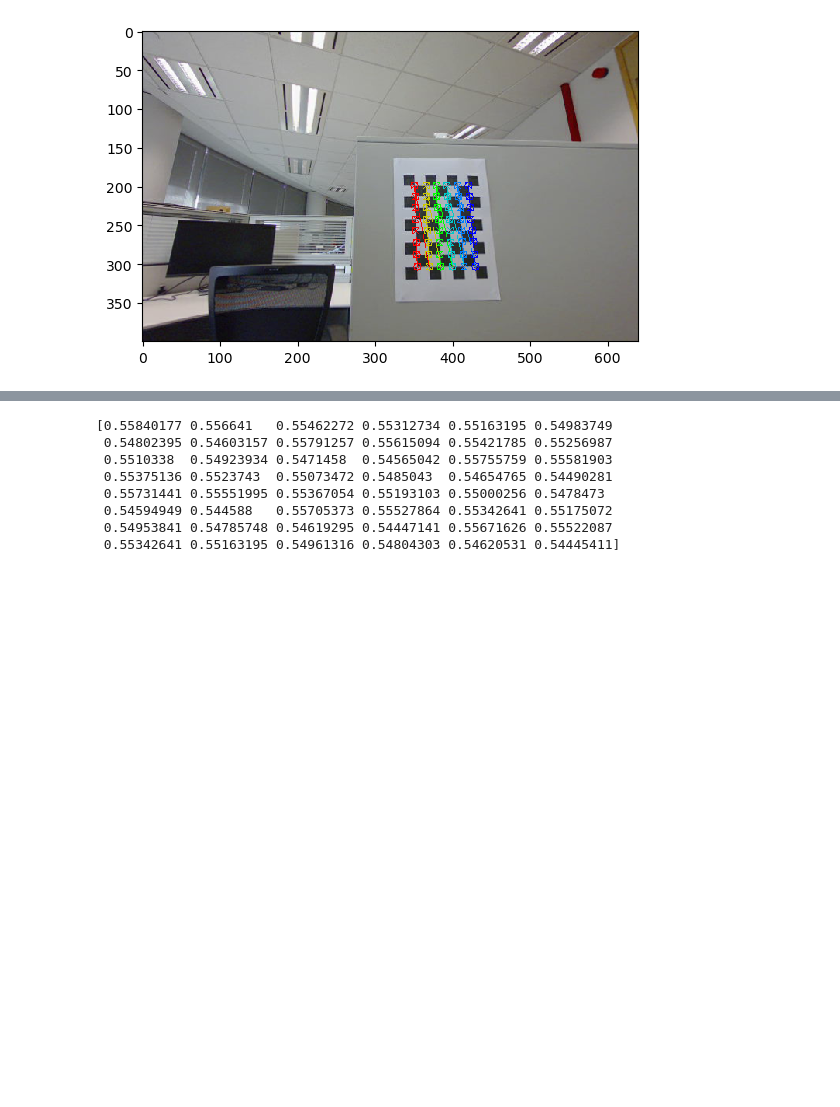
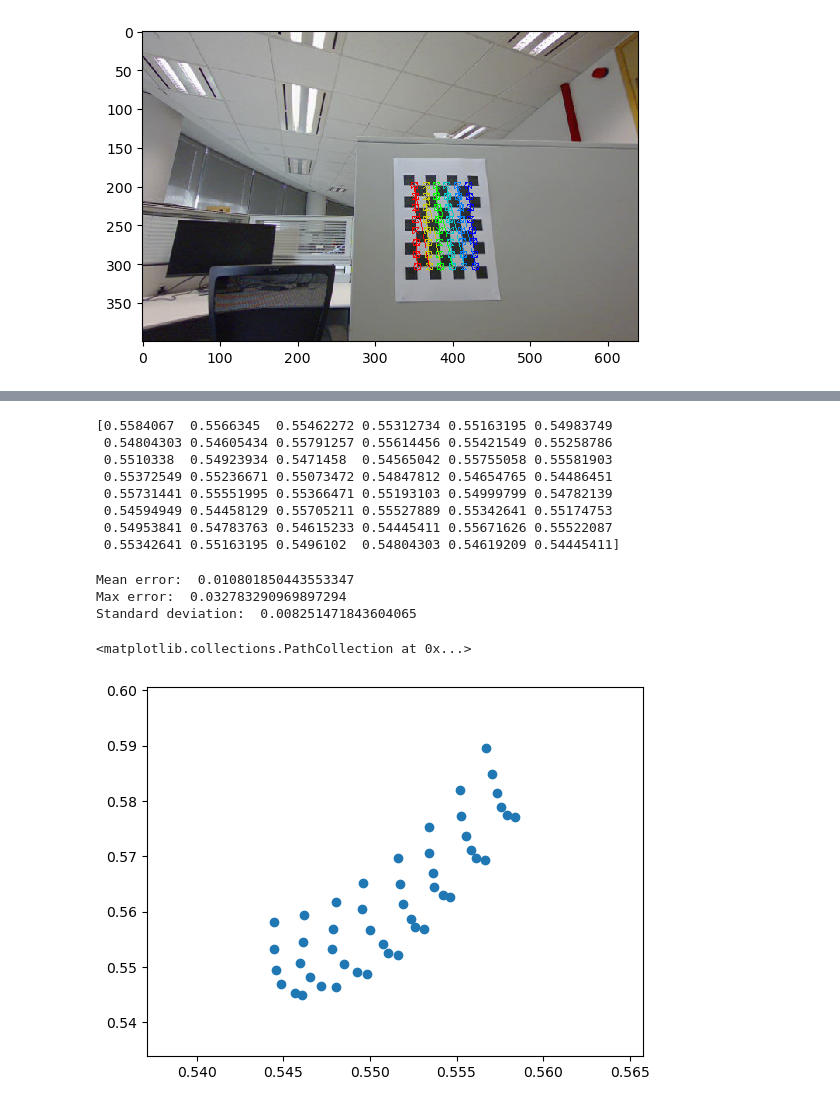
Before and after one commit to tauzn-clock/deep-stereo, a Jupyter notebook: scripts/evaluate_accuracy.ipynb, the cells around one changed output, grey strips where cells are left out. Saved outputs shown, nothing was run; the diff lists cells and outputs as text; code cells hidden in the pictures; blank space fills up the shorter version.

Commit message:
Find relative error between camera and depth

```diff
--- a/scripts/evaluate_accuracy.ipynb
+++ b/scripts/evaluate_accuracy.ipynb
@@ -98,0 +95,20 @@ center = np.mean(corners, axis=0)
+# %%
+# Prepare the object points (3D points in real world space)
+objp = np.zeros((CHECKERBOARD[0] * CHECKERBOARD[1], 3), np.float32)
+objp[:, :2] = np.mgrid[0:CHECKERBOARD[0], 0:CHECKERBOARD[1]].T.reshape(-1, 2)
+objp *= SQUARE_SIZE  # Scale by the size of the squares
+
+ret, rvec, tvec = cv2.solvePnP(objp, corners, K, D)
+rotation_matrix, _ = cv2.Rodrigues(rvec)
+transformation_matrix = np.hstack((rotation_matrix, tvec))
+transformation_matrix = np.vstack((transformation_matrix, [0, 0, 0, 1]))
+# %%
+# Find norm distance between objp and tvec
+
+camera_estimated_depth = []
+for p in objp:
+    camera_estimated_depth.append(np.linalg.norm(p - tvec.reshape(3)))
+
+camera_estimated_depth = np.array(camera_estimated_depth) / 1000
+
+print(camera_estimated_depth)
@@ -99,12 +124,25 @@ center = np.mean(corners, axis=0)
 # %%
-corners_depth = data_conversion.interpolate_depth(depth,corners.reshape(-1, 2))
-print(corners_depth)
+original_depth = data_conversion.interpolate_depth(depth,corners.reshape(-1, 2))
+print(original_depth)
 # %% [output]
-[0.55840177 0.556641   0.55462272 0.55312734 0.55163195 0.54983749
- 0.54802395 0.54603157 0.55791257 0.55615094 0.55421785 0.55256987
- 0.5510338  0.54923934 0.5471458  0.54565042 0.55755759 0.55581903
- 0.55375136 0.5523743  0.55073472 0.5485043  0.54654765 0.54490281
- 0.55731441 0.55551995 0.55367054 0.55193103 0.55000256 0.5478473
- 0.54594949 0.544588   0.55705373 0.55527864 0.55342641 0.55175072
- 0.54953841 0.54785748 0.54619295 0.54447141 0.55671626 0.55522087
- 0.55342641 0.55163195 0.54961316 0.54804303 0.54620531 0.54445411]
+[0.5584067  0.5566345  0.55462272 0.55312734 0.55163195 0.54983749
+ 0.54804303 0.54605434 0.55791257 0.55614456 0.55421549 0.55258786
+ 0.5510338  0.54923934 0.5471458  0.54565042 0.55755058 0.55581903
+ 0.55372549 0.55236671 0.55073472 0.54847812 0.54654765 0.54486451
+ 0.55731441 0.55551995 0.55366471 0.55193103 0.54999799 0.54782139
+ 0.54594949 0.54458129 0.55705211 0.55527889 0.55342641 0.55174753
+ 0.54953841 0.54783763 0.54615233 0.54445411 0.55671626 0.55522087
+ 0.55342641 0.55163195 0.5496102  0.54804303 0.54619209 0.54445411]
+# %%
+error = np.abs(original_depth - camera_estimated_depth)
+print("Mean error: ", np.mean(error))
+print("Max error: ", np.max(error))
+print("Standard deviation: ", np.std(error))
+
+plt.scatter(original_depth, camera_estimated_depth)
+# %% [output]
+Mean error:  0.010801850443553347
+Max error:  0.032783290969897294
+Standard deviation:  0.008251471843604065
+<matplotlib.collections.PathCollection at 0x...>
+[figure, added]
```
Also changed, not shown: parts of 4 cells of this notebook.
